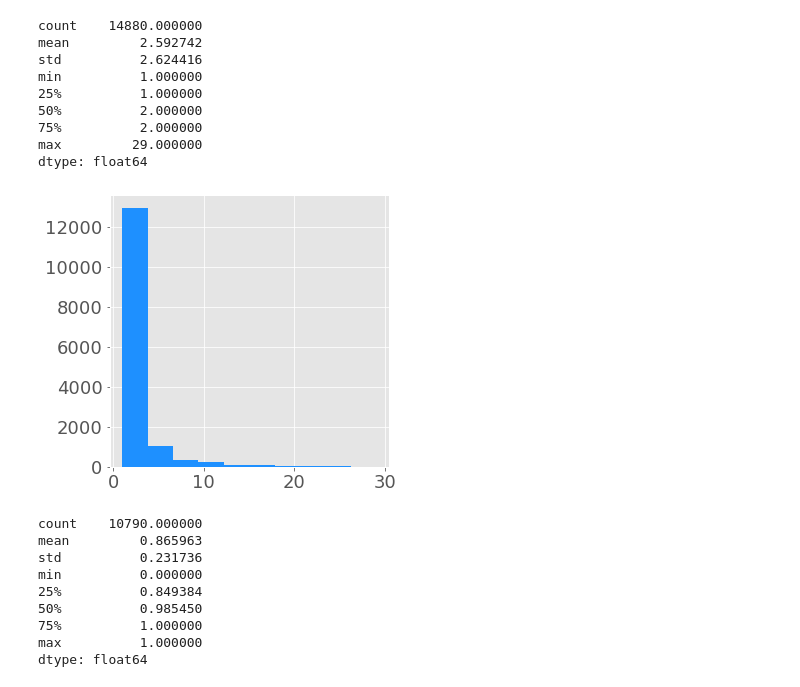
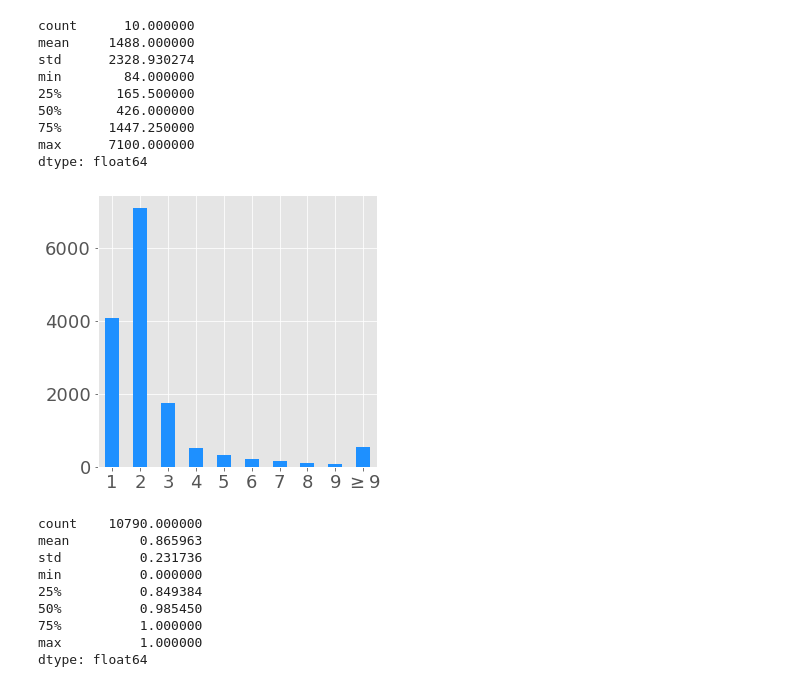
Before and after one commit to midusi/LSA-T, a Jupyter notebook: visualization/signers_analysis.ipynb, the cells around one changed output. Saved outputs shown, nothing was run; the diff lists cells and outputs as text; code cells hidden in the pictures.

```diff
--- a/visualization/signers_analysis.ipynb
+++ b/visualization/signers_analysis.ipynb
@@ -53,21 +37,23 @@ for idx, cut in enumerate(cuts):
         signer_data = json.loads(line)
     scores.append(signer_data['scores'])
 # %%
-signers_s = pd.Series(map(len, scores))
+signers_am = Counter(group_items(map(compose(str, len), scores), lambda x: int(x)>=10, "$\geq$9"))
+signers_s = pd.Series(signers_am).sort_index(key=get_sort_key("$\geq$9", 10))
 display(signers_s.describe())
-signers_fig = signers_s.hist(figsize=(5,5), color=color)
+signers_fig = signers_s.plot.bar(figsize=(5,5), color=color)
+plt.xticks(rotation=360)
 save_fig(signers_fig, "signers_hist.png", figs_path)
 # %% [output]
-count    14880.000000
-mean         2.592742
-std          2.624416
-min          1.000000
-25%          1.000000
-50%          2.000000
-75%          2.000000
-max         29.000000
+count      10.000000
+mean     1488.000000
+std      2328.930274
+min        84.000000
+25%       165.500000
+50%       426.000000
+75%      1447.250000
+max      7100.000000
 dtype: float64
-[figure, old version]
+[figure, new version]
 # %%
 def get_score(scores: list[float]):
     m1 = max(scores)
```
Also changed, not shown: parts of 2 cells of this notebook, 6 other files.
